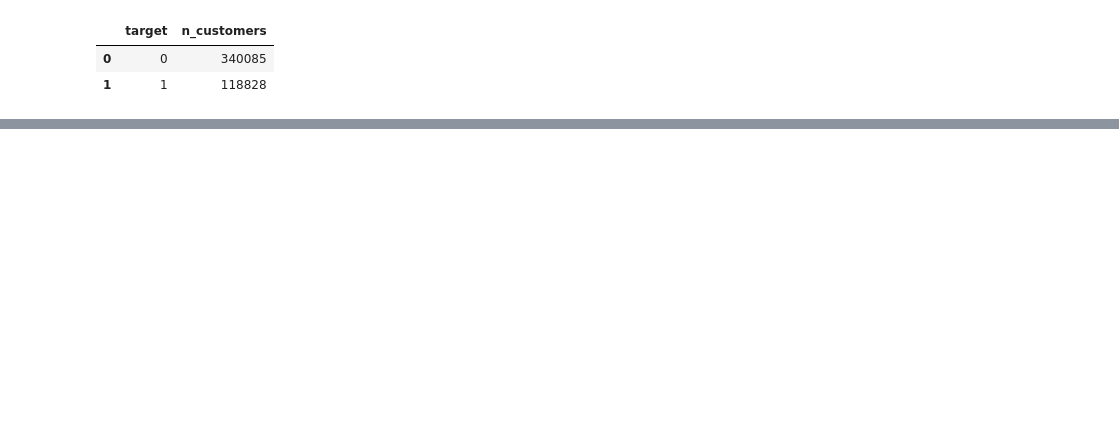
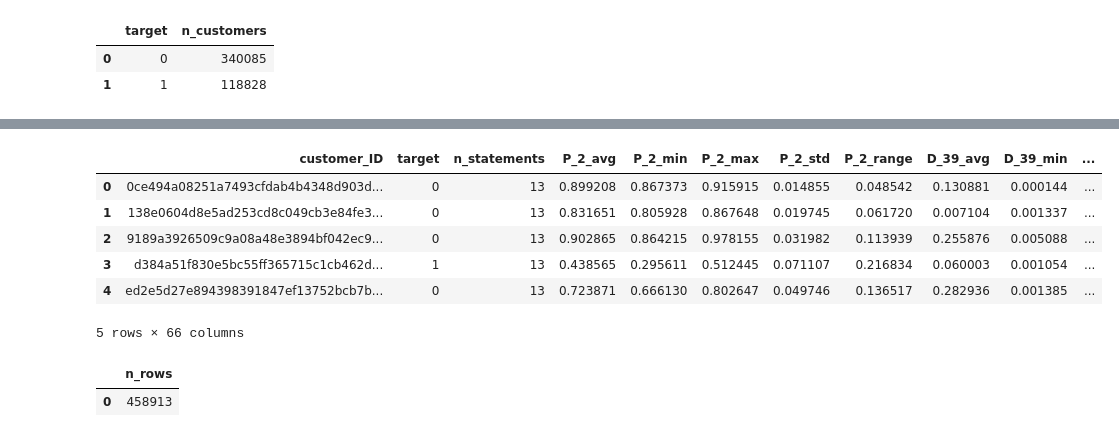
Before and after one commit to dd4real2k/amex_credit_risk, a Jupyter notebook: notebooks/01_bigquery_data_understanding.ipynb, the cells around one changed output, grey strips where cells are left out. Drawn from its saved outputs; the diff is of its cells as text; code cells hidden in the pictures; blank space fills up the shorter version.

```diff
--- a/notebooks/01_bigquery_data_understanding.ipynb
+++ b/notebooks/01_bigquery_data_understanding.ipynb
@@ -257,0 +262,7 @@ client.query(query).to_dataframe()
+# %%
+from google.cloud import bigquery
+
+PROJECT_ID = "amex-46887"
+BQ_LOCATION = "US"
+
+client = bigquery.Client(project=PROJECT_ID, location=BQ_LOCATION)
@@ -257,0 +287,25 @@ client.query(query).to_dataframe()
+# %%
+query = """
+SELECT *
+FROM `amex-46887.amex_risk.model_dataset_v2`
+LIMIT 5
+"""
+df_preview = client.query(query).to_dataframe()
+df_preview.head()
+# %% [output]
+|  | customer_ID | target | n_statements | P_2_avg | P_2_min | P_2_max | P_2_std | P_2_range | D_39_avg | D_39_min | ... |
+| 0 | 0ce494a08251a7493cfdab4b4348d903d... | 0 | 13 | 0.899208 | 0.867373 | 0.915915 | 0.014855 | 0.048542 | 0.130881 | 0.000144 | ... |
+| 1 | 138e0604d8e5ad253cd8c049cb3e84fe3... | 0 | 13 | 0.831651 | 0.805928 | 0.867648 | 0.019745 | 0.061720 | 0.007104 | 0.001337 | ... |
+| 2 | 9189a3926509c9a08a48e3894bf042ec9... | 0 | 13 | 0.902865 | 0.864215 | 0.978155 | 0.031982 | 0.113939 | 0.255876 | 0.005088 | ... |
+| 3 | d384a51f830e5bc55ff365715c1cb462d... | 1 | 13 | 0.438565 | 0.295611 | 0.512445 | 0.071107 | 0.216834 | 0.060003 | 0.001054 | ... |
+| 4 | ed2e5d27e894398391847ef13752bcb7b... | 0 | 13 | 0.723871 | 0.666130 | 0.802647 | 0.049746 | 0.136517 | 0.282936 | 0.001385 | ... |
+5 rows × 66 columns
+# %%
+query = """
+SELECT COUNT(*) AS n_rows
+FROM `amex-46887.amex_risk.model_dataset_v2`
+"""
+client.query(query).to_dataframe()
+# %% [output]
+|  | n_rows |
+| 0 | 458913 |
```
Also changed, not shown: parts of 8 cells of this notebook, 21 other files.
